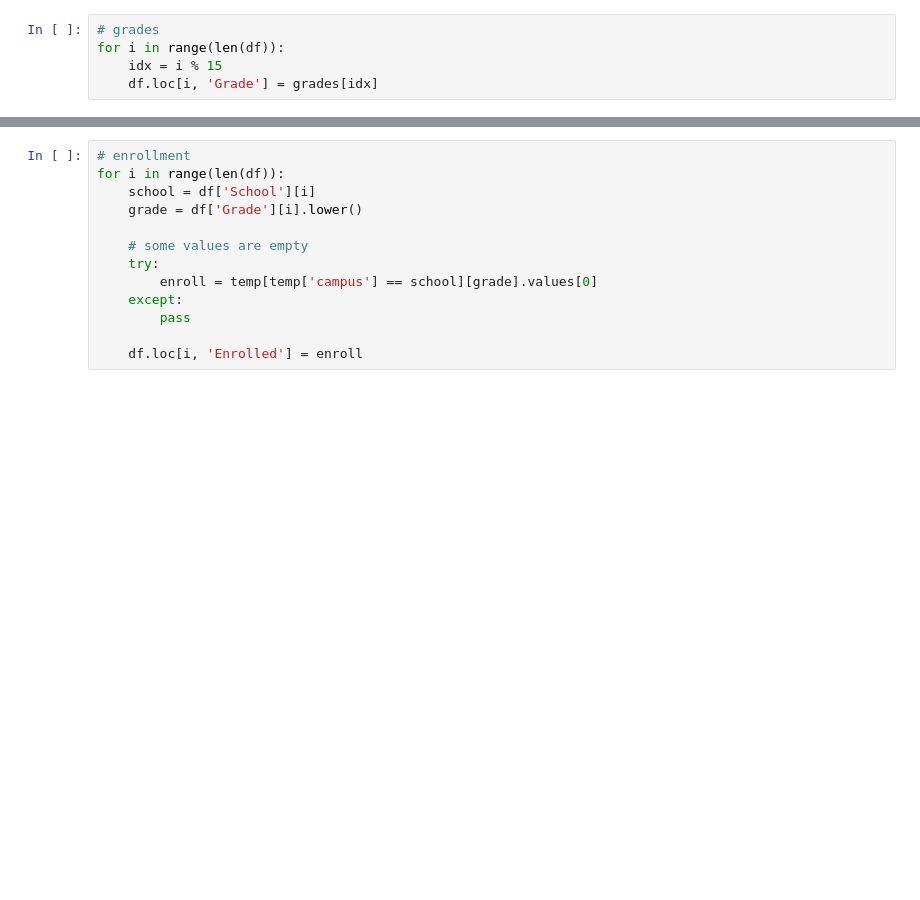
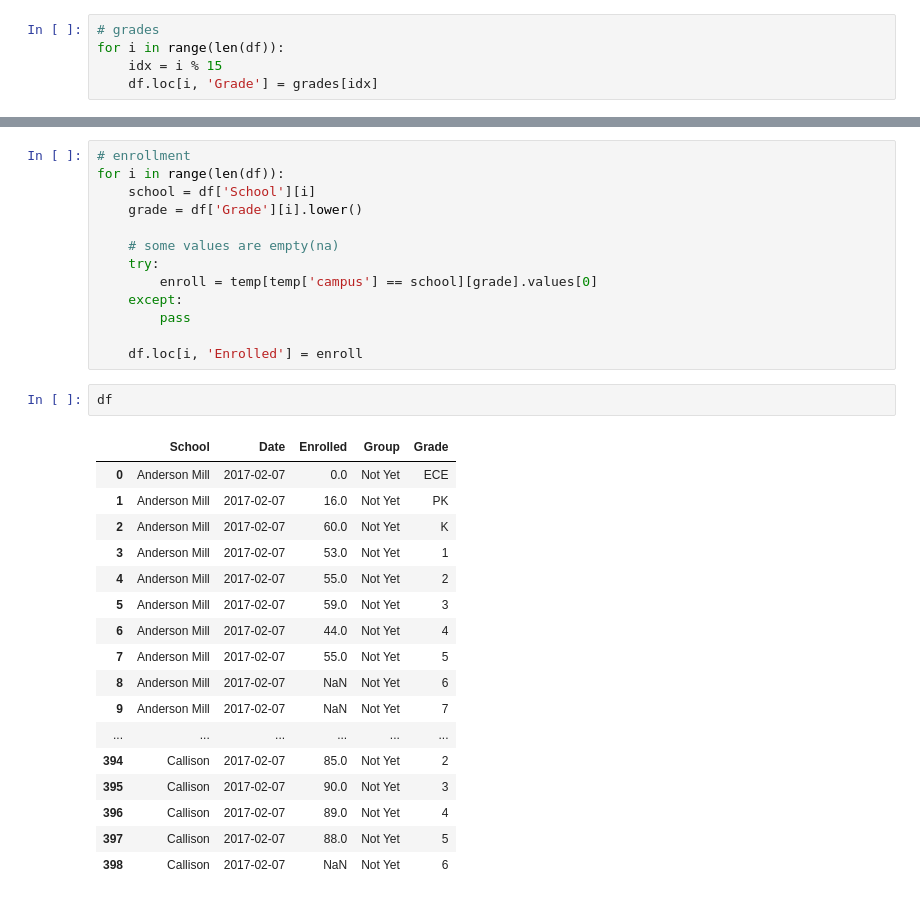
Before and after one commit to slee279/rrisd, a Jupyter notebook: Untitled2.ipynb, the cells around one changed output, grey strips where cells are left out. Saved outputs shown, nothing was run; the diff lists cells and outputs as text; blank space fills up the shorter version.

```diff
--- a/Untitled2.ipynb
+++ b/Untitled2.ipynb
@@ -162,10 +159,30 @@ for i in range(len(df)):
     school = df['School'][i]
     grade = df['Grade'][i].lower()
 
-    # some values are empty
+    # some values are empty(na)
     try:
         enroll = temp[temp['campus'] == school][grade].values[0]
     except:
         pass
 
     df.loc[i, 'Enrolled'] = enroll
+# %%
+df
+# %% [output]
+|  | School | Date | Enrolled | Group | Grade |
+| 0 | Anderson Mill | 2017-02-07 | 0.0 | Not Yet | ECE |
+| 1 | Anderson Mill | 2017-02-07 | 16.0 | Not Yet | PK |
+| 2 | Anderson Mill | 2017-02-07 | 60.0 | Not Yet | K |
+| 3 | Anderson Mill | 2017-02-07 | 53.0 | Not Yet | 1 |
+| 4 | Anderson Mill | 2017-02-07 | 55.0 | Not Yet | 2 |
+| 5 | Anderson Mill | 2017-02-07 | 59.0 | Not Yet | 3 |
+| 6 | Anderson Mill | 2017-02-07 | 44.0 | Not Yet | 4 |
+| 7 | Anderson Mill | 2017-02-07 | 55.0 | Not Yet | 5 |
+| 8 | Anderson Mill | 2017-02-07 | NaN | Not Yet | 6 |
+| 9 | Anderson Mill | 2017-02-07 | NaN | Not Yet | 7 |
+| ... | ... | ... | ... | ... | ... |
+| 394 | Callison | 2017-02-07 | 85.0 | Not Yet | 2 |
+| 395 | Callison | 2017-02-07 | 90.0 | Not Yet | 3 |
+| 396 | Callison | 2017-02-07 | 89.0 | Not Yet | 4 |
+| 397 | Callison | 2017-02-07 | 88.0 | Not Yet | 5 |
+| 398 | Callison | 2017-02-07 | NaN | Not Yet | 6 |
```
Also changed, not shown: parts of 7 cells of this notebook.
